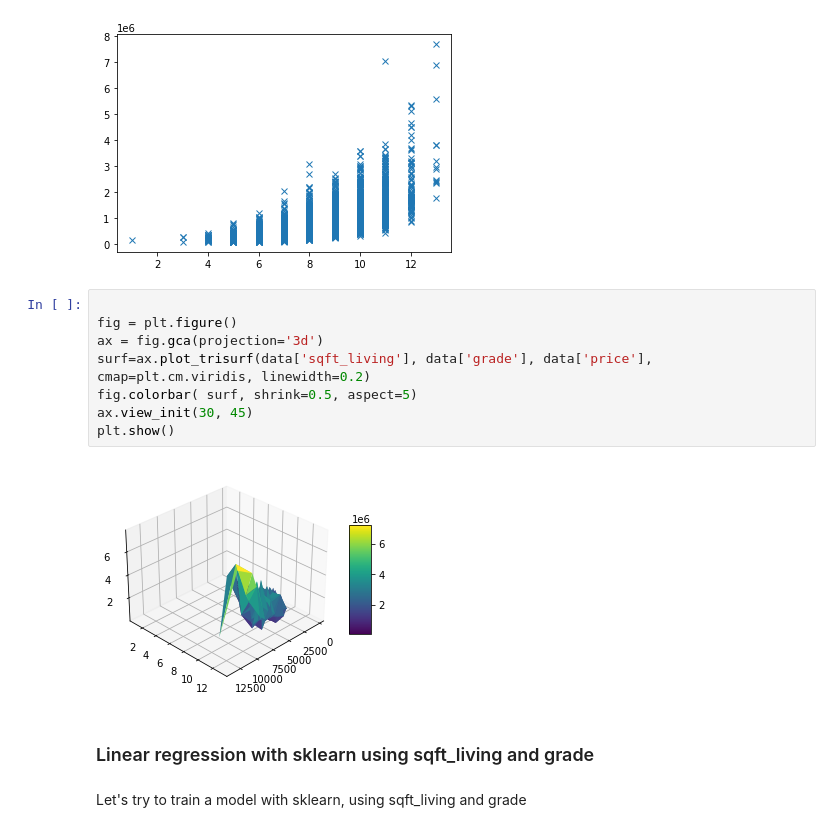
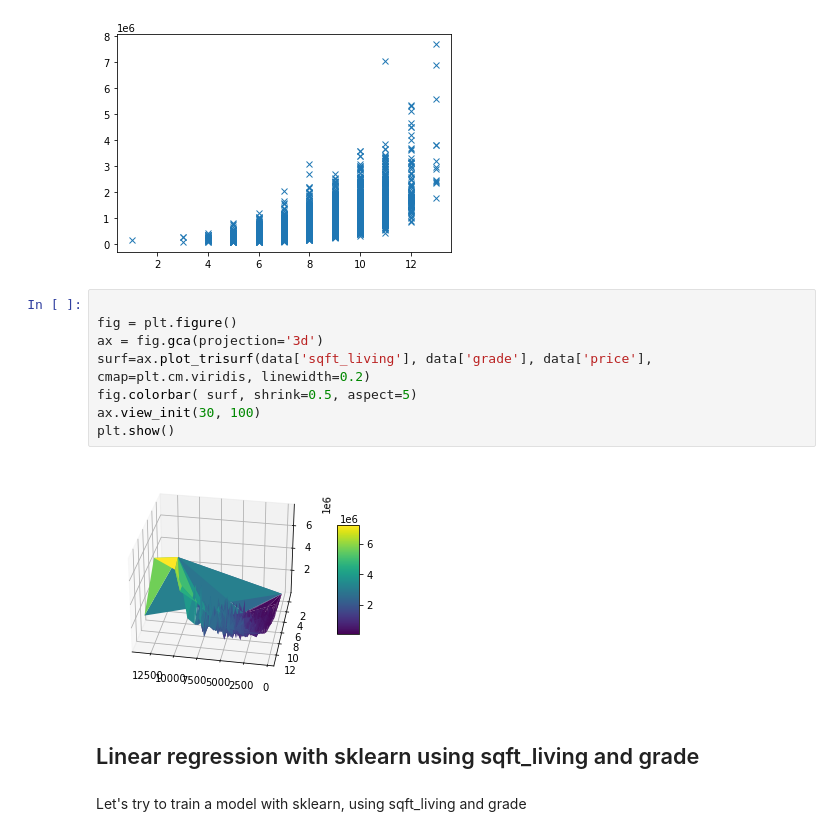
Before and after one commit to eon129/pytorch_tests, a Jupyter notebook: MultipleRegression.ipynb, the cells around one changed output. Drawn from its saved outputs; the diff is of its cells as text.

```diff
--- a/MultipleRegression.ipynb
+++ b/MultipleRegression.ipynb
@@ -119,15 +119,15 @@ plt.plot(data['grade'], data['price'], 'x');
 # %%
 
 fig = plt.figure()
 ax = fig.gca(projection='3d')
 surf=ax.plot_trisurf(data['sqft_living'], data['grade'], data['price'], cmap=plt.cm.viridis, linewidth=0.2)
 fig.colorbar( surf, shrink=0.5, aspect=5)
-ax.view_init(30, 45)
+ax.view_init(30, 100)
 plt.show()
 # %% [output]
-[figure, old version]
+[figure, new version]
 # %% [markdown]
-### Linear regression with sklearn using sqft_living and grade
+## Linear regression with sklearn using sqft_living and grade
 # %% [markdown]
 Let's try to train a model with sklearn, using sqft_living and grade
 # %%
```
Also changed, not shown: parts of 5 cells of this notebook.
